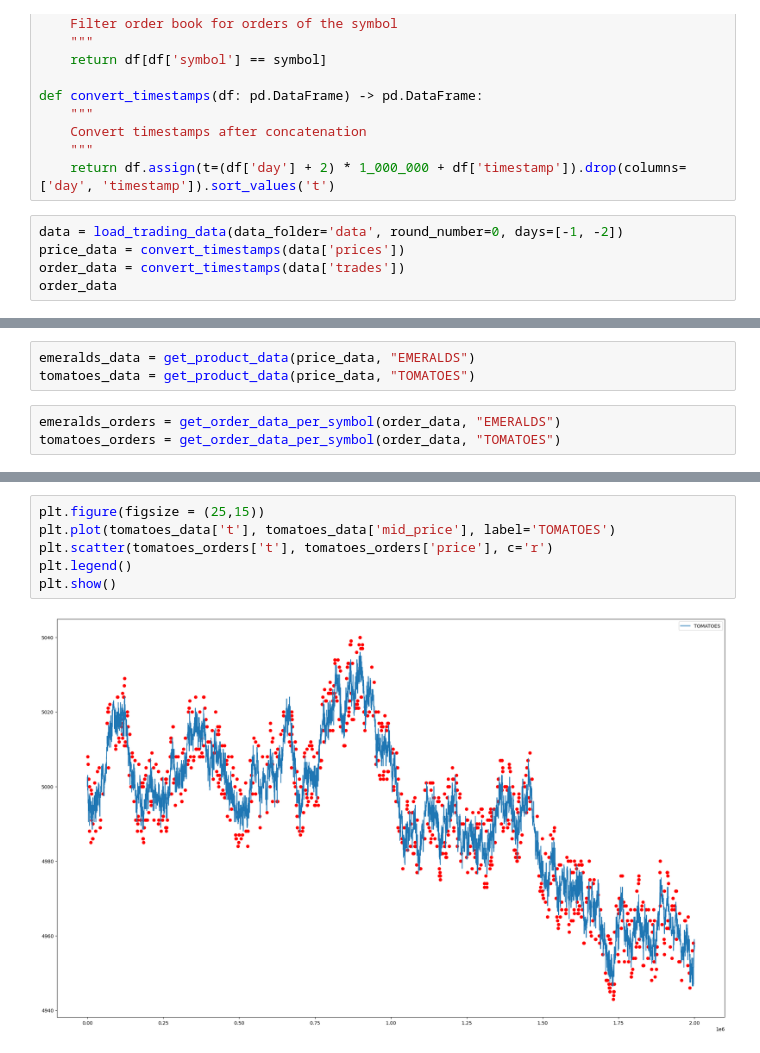
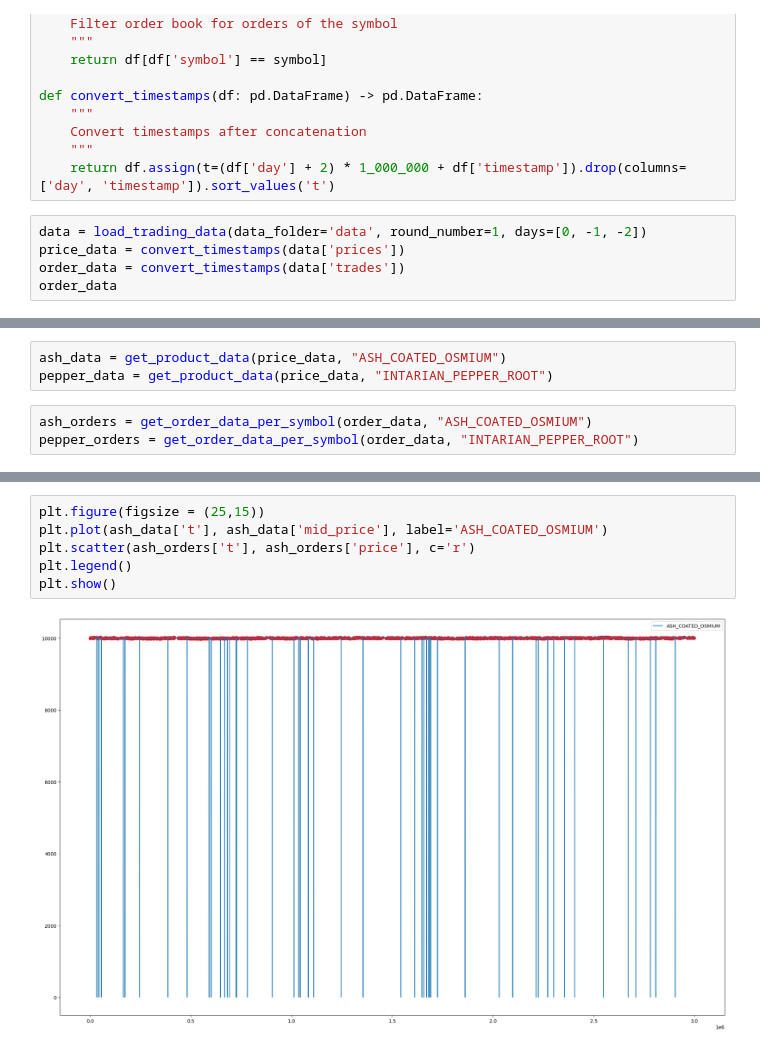
Before and after one commit to EduardCavasi/prosperity_imc, a Jupyter notebook: analysis.ipynb, the cells around one changed output, grey strips where cells are left out. Cells and saved outputs as stored; diff of their text form.

```diff
--- a/analysis.ipynb
+++ b/analysis.ipynb
@@ -63,7 +63,7 @@ def convert_timestamps(df: pd.DataFrame) -> pd.DataFrame:
     """
     return df.assign(t=(df['day'] + 2) * 1_000_000 + df['timestamp']).drop(columns=['day', 'timestamp']).sort_values('t')
 # %%
-data = load_trading_data(data_folder='data', round_number=0, days=[-1, -2])
+data = load_trading_data(data_folder='data', round_number=1, days=[0, -1, -2])
 price_data = convert_timestamps(data['prices'])
 order_data = convert_timestamps(data['trades'])
 order_data
@@ -84,9 +84,9 @@ order_data
 # %%
-emeralds_data = get_product_data(price_data, "EMERALDS")
-tomatoes_data = get_product_data(price_data, "TOMATOES")
+ash_data = get_product_data(price_data, "ASH_COATED_OSMIUM")
+pepper_data = get_product_data(price_data, "INTARIAN_PEPPER_ROOT")
 # %%
-emeralds_orders = get_order_data_per_symbol(order_data, "EMERALDS")
-tomatoes_orders = get_order_data_per_symbol(order_data, "TOMATOES")
+ash_orders = get_order_data_per_symbol(order_data, "ASH_COATED_OSMIUM")
+pepper_orders = get_order_data_per_symbol(order_data, "INTARIAN_PEPPER_ROOT")
 # %%
 #plotting the data
 import matplotlib.pyplot as plt
@@ -103,8 +103,8 @@ plt.show()
 # %%
 plt.figure(figsize = (25,15))
-plt.plot(tomatoes_data['t'], tomatoes_data['mid_price'], label='TOMATOES')
-plt.scatter(tomatoes_orders['t'], tomatoes_orders['price'], c='r')
+plt.plot(ash_data['t'], ash_data['mid_price'], label='ASH_COATED_OSMIUM')
+plt.scatter(ash_orders['t'], ash_orders['price'], c='r')
 plt.legend()
 plt.show()
 # %% [output]
-[figure, old version]
+[figure, new version]
```
Also changed, not shown: parts of 2 cells of this notebook.
